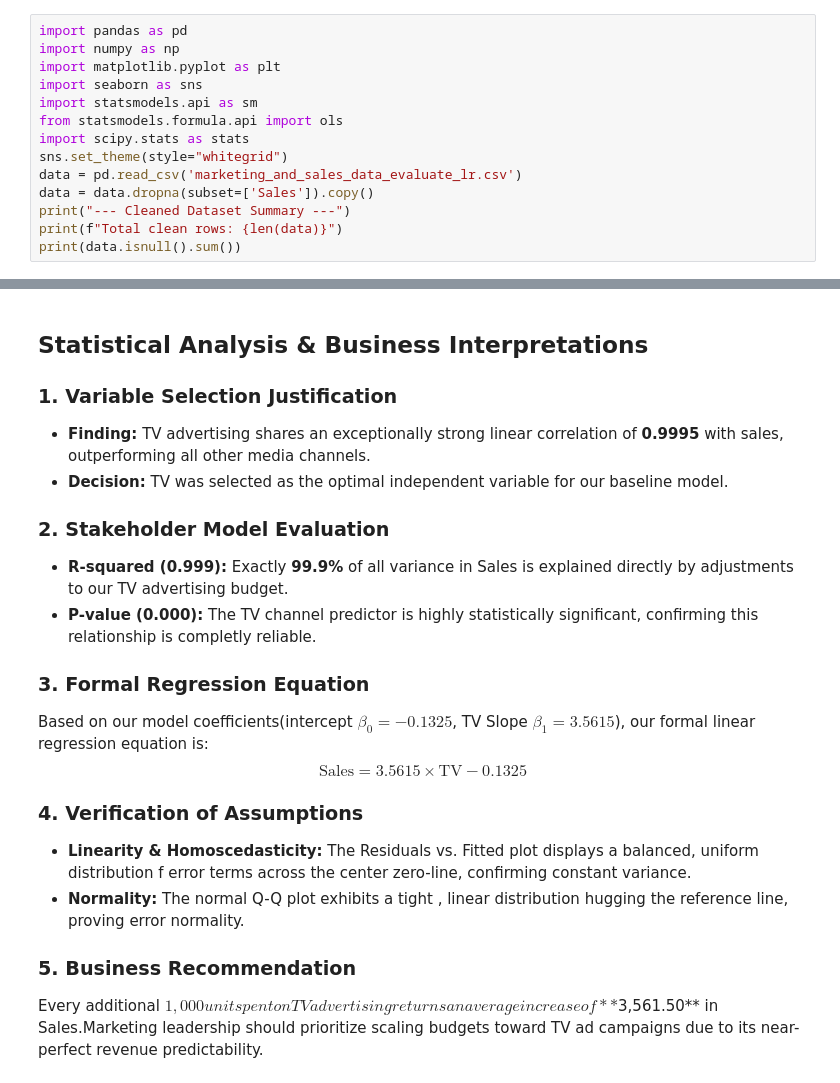
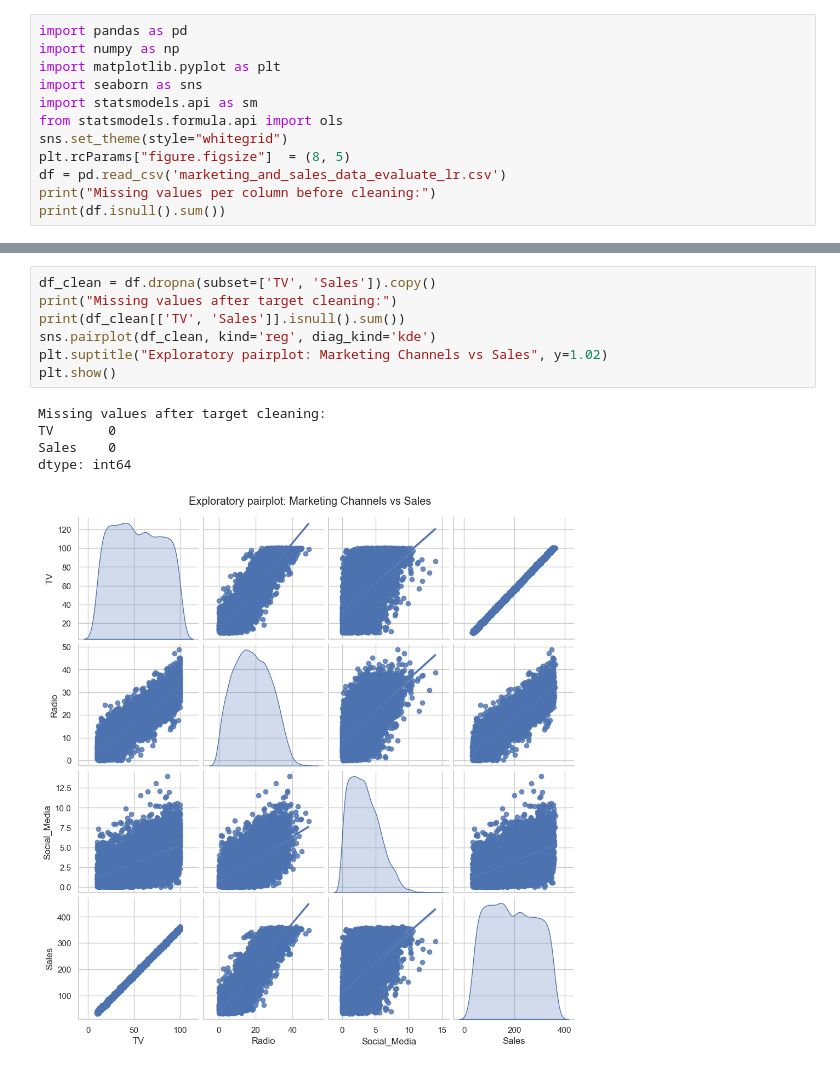
Before and after one commit to abajogwuwisdom2021-creator/marketing-roi-regression, a Jupyter notebook: regression_analysis.ipynb, the cells around one changed output, grey strips where cells are left out. Cells and saved outputs as stored; diff of their text form.

```diff
--- a/regression_analysis.ipynb
+++ b/regression_analysis.ipynb
@@ -5,11 +5,9 @@ import matplotlib.pyplot as plt
 import seaborn as sns
 import statsmodels.api as sm
 from statsmodels.formula.api import ols
-import scipy.stats as stats
 sns.set_theme(style="whitegrid")
-data = pd.read_csv('marketing_and_sales_data_evaluate_lr.csv')
-data = data.dropna(subset=['Sales']).copy()
-print("--- Cleaned Dataset Summary ---")
-print(f"Total clean rows: {len(data)}")
-print(data.isnull().sum())
+plt.rcParams["figure.figsize"]  = (8, 5)
+df = pd.read_csv('marketing_and_sales_data_evaluate_lr.csv')
+print("Missing values per column before cleaning:")
+print(df.isnull().sum())
 # %% [output]
@@ -102,16 +20,13 @@ ROI Impact Evaluation: For every $1 million spent on TV advertising, Sales incre
-# %% [markdown]
-## Statistical Analysis & Business Interpretations
-### 1. Variable Selection Justification
-- **Finding:** TV advertising shares an exceptionally strong linear correlation of **0.9995** with sales, outperforming all other media channels.
-- **Decision:** TV was selected as the optimal independent variable for our  baseline model.
-### 2. Stakeholder Model Evaluation
-- **R-squared (0.999):** Exactly **99.9%** of all variance in Sales is explained directly by adjustments to our TV advertising budget.
-- **P-value (0.000):** The TV channel predictor is highly statistically significant, confirming this relationship is completly reliable.
-### 3. Formal Regression Equation
-Based on our model coefficients(intercept $\beta_0 = -0.1325$, TV Slope $\beta_1 = 3.5615$),  our formal linear regression equation is:
-$$\text{Sales} = 3.5615 \times\text{TV} -0.1325$$
-### 4. Verification of Assumptions
-- **Linearity & Homoscedasticity:** The Residuals vs. Fitted plot displays a balanced, uniform distribution f error terms across the center zero-line, confirming constant variance.
-- **Normality:** The normal Q-Q plot exhibits a tight , linear distribution hugging the reference line, proving error normality.
-### 5. Business Recommendation
-Every additional $1,000 unit  spent on TV advertising returns an average increase of **$3,561.50** in Sales.Marketing leadership should prioritize scaling budgets toward TV ad campaigns due to its near-perfect revenue predictability.
+# %%
+df_clean = df.dropna(subset=['TV', 'Sales']).copy()
+print("Missing values after target cleaning:")
+print(df_clean[['TV', 'Sales']].isnull().sum())
+sns.pairplot(df_clean, kind='reg', diag_kind='kde')
+plt.suptitle("Exploratory pairplot: Marketing Channels vs Sales", y=1.02)
+plt.show()
+# %% [output]
+Missing values after target cleaning:
+TV       0
+Sales    0
+dtype: int64
+[figure, added]
```
Also changed, not shown: parts of 7 cells of this notebook.
